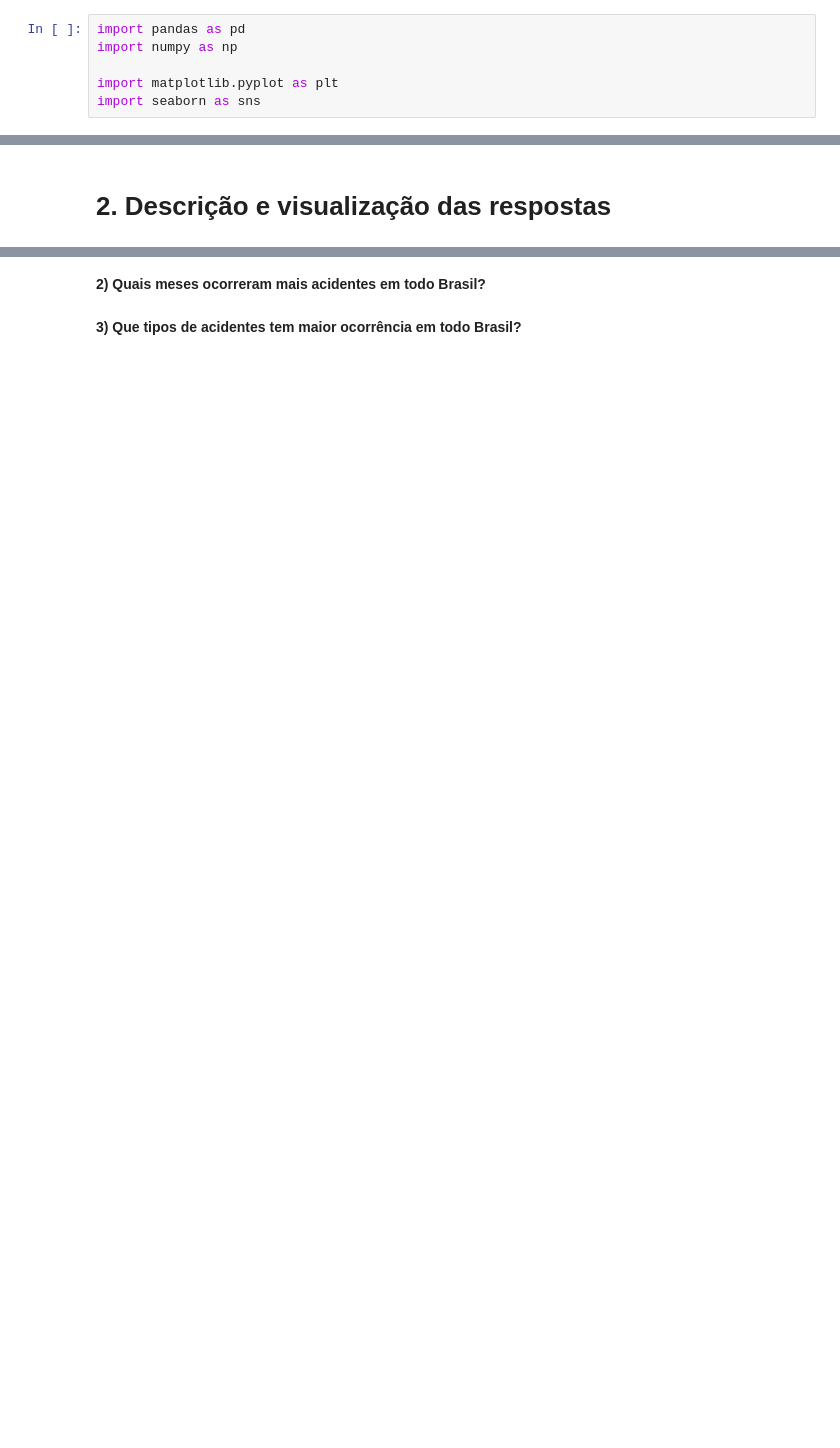
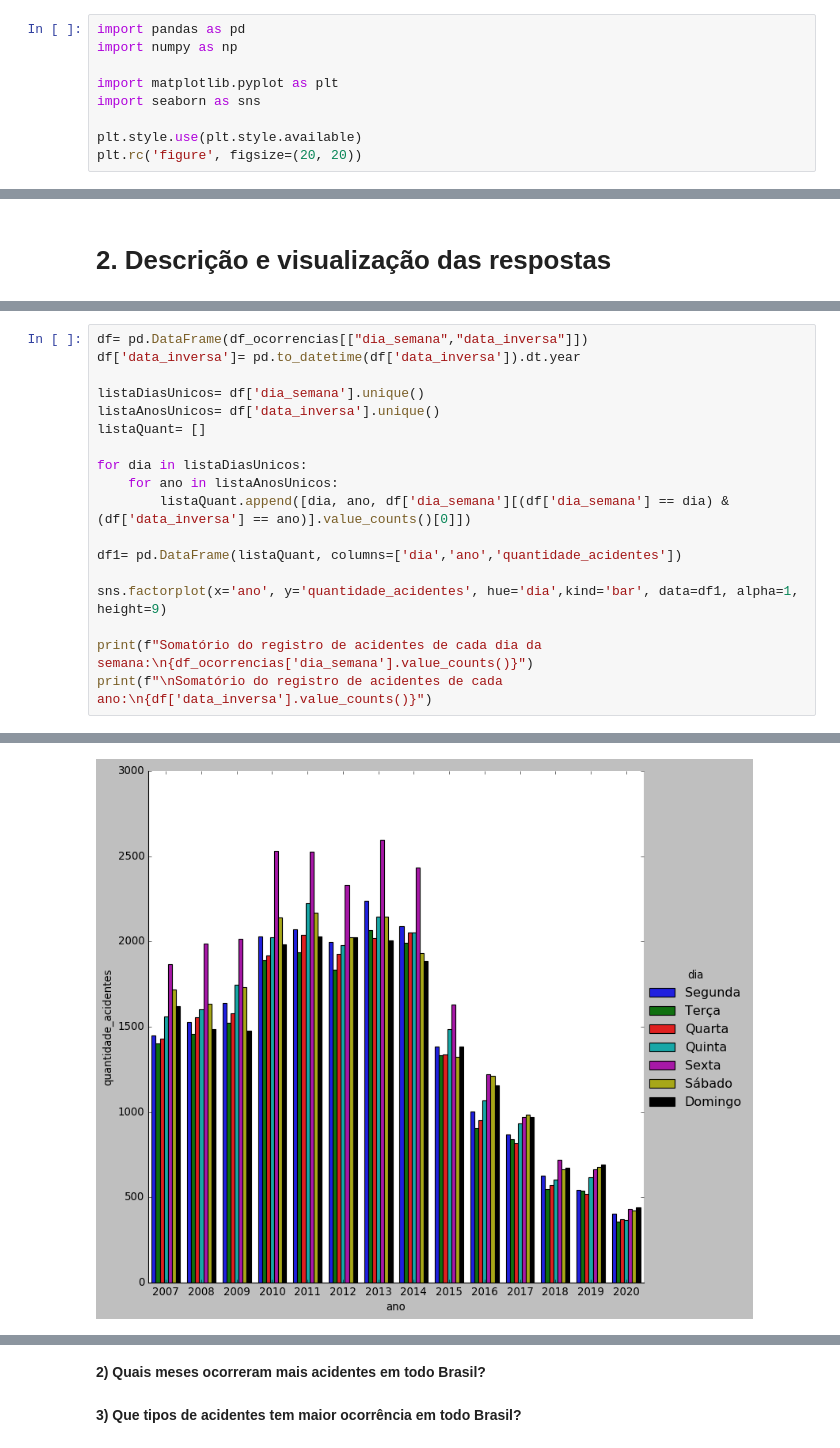
Before and after one commit to XQDLteam/brazil_highway_accidents, a Jupyter notebook: acidentes_br.ipynb, the cells around one changed output, grey strips where cells are left out. Saved outputs shown, nothing was run; the diff lists cells and outputs as text; blank space fills up the shorter version.

```diff
--- a/acidentes_br.ipynb
+++ b/acidentes_br.ipynb
@@ -111,6 +111,9 @@ import numpy as np
 
 import matplotlib.pyplot as plt
 import seaborn as sns
+
+plt.style.use(plt.style.available)
+plt.rc('figure', figsize=(20, 20))
 # %% [markdown]
 # 1. Carregamento dos arquivos normalizados
 # %%
@@ -152,0 +157,19 @@ COMENTÁRIO DE TESTE
+# %%
+df= pd.DataFrame(df_ocorrencias[["dia_semana","data_inversa"]])
+df['data_inversa']= pd.to_datetime(df['data_inversa']).dt.year
+
+listaDiasUnicos= df['dia_semana'].unique()
+listaAnosUnicos= df['data_inversa'].unique()
+listaQuant= []
+
+for dia in listaDiasUnicos:
+    for ano in listaAnosUnicos:
+        listaQuant.append([dia, ano, df['dia_semana'][(df['dia_semana'] == dia) & (df['data_inversa'] == ano)].value_counts()[0]])
+
+df1= pd.DataFrame(listaQuant, columns=['dia','ano','quantidade_acidentes'])
+
+sns.factorplot(x='ano', y='quantidade_acidentes', hue='dia',kind='bar', data=df1, alpha=1, height=9)
+
+print(f"Somatório do registro de acidentes de cada dia da semana:\n{df_ocorrencias['dia_semana'].value_counts()}")
+print(f"\nSomatório do registro de acidentes de cada ano:\n{df['data_inversa'].value_counts()}")
+# %% [output]
@@ -152,0 +193 @@ COMENTÁRIO DE TESTE
+[figure, added]
```
Also changed, not shown: parts of 7 cells of this notebook.
